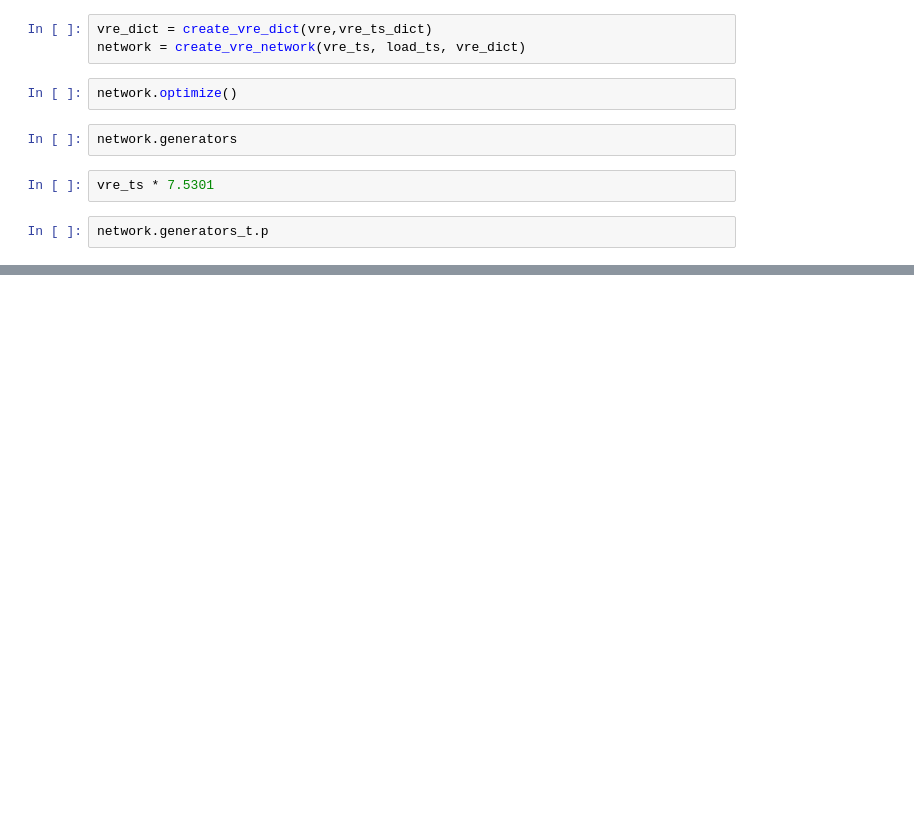
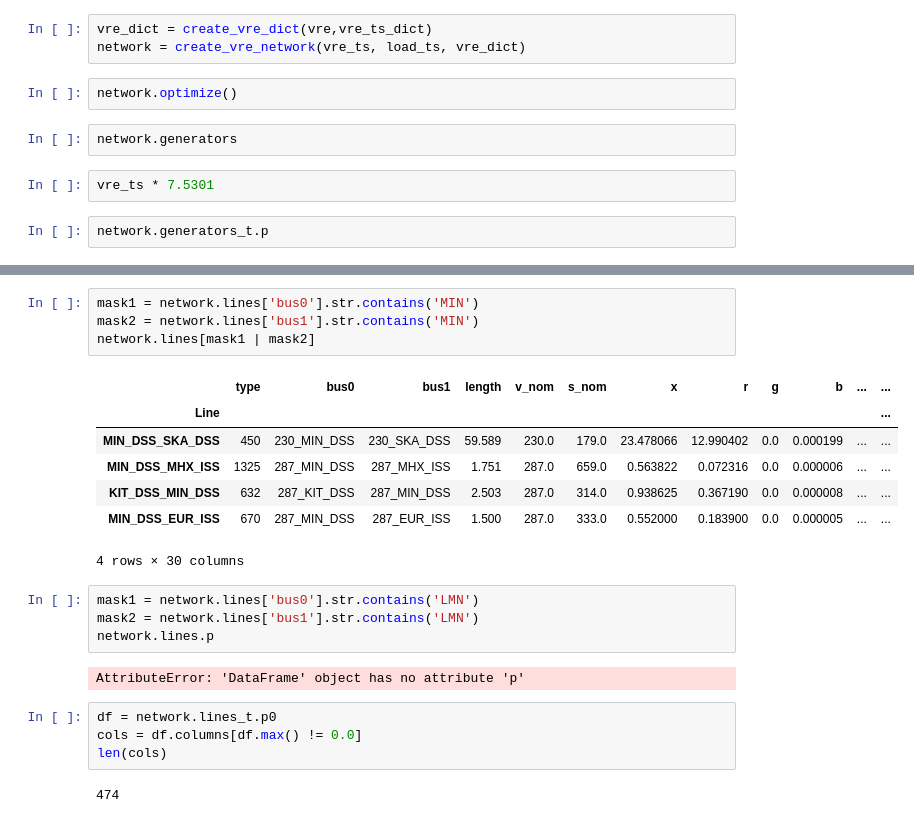
Before and after one commit to DeltaE/PyPSA_BC, a Jupyter notebook: notebooks/playground.ipynb, the cells around one changed output, grey strips where cells are left out. Saved outputs shown, nothing was run; the diff lists cells and outputs as text; blank space fills up the shorter version.

```diff
--- a/notebooks/playground.ipynb
+++ b/notebooks/playground.ipynb
@@ -529,0 +757,24 @@ temp[temp.index == "BC_ALH_GSS"].iloc[0]['component_id']
+# %%
+mask1 = network.lines['bus0'].str.contains('MIN')
+mask2 = network.lines['bus1'].str.contains('MIN')
+network.lines[mask1 | mask2]
+# %% [output]
+|  | type | bus0 | bus1 | length | v_nom | s_nom | x | r | g | b | ... | ... |
+| Line |  |  |  |  |  |  |  |  |  |  |  | ... |
+| MIN_DSS_SKA_DSS | 450 | 230_MIN_DSS | 230_SKA_DSS | 59.589 | 230.0 | 179.0 | 23.478066 | 12.990402 | 0.0 | 0.000199 | ... | ... |
+| MIN_DSS_MHX_ISS | 1325 | 287_MIN_DSS | 287_MHX_ISS | 1.751 | 287.0 | 659.0 | 0.563822 | 0.072316 | 0.0 | 0.000006 | ... | ... |
+| KIT_DSS_MIN_DSS | 632 | 287_KIT_DSS | 287_MIN_DSS | 2.503 | 287.0 | 314.0 | 0.938625 | 0.367190 | 0.0 | 0.000008 | ... | ... |
+| MIN_DSS_EUR_ISS | 670 | 287_MIN_DSS | 287_EUR_ISS | 1.500 | 287.0 | 333.0 | 0.552000 | 0.183900 | 0.0 | 0.000005 | ... | ... |
+4 rows × 30 columns
+# %%
+mask1 = network.lines['bus0'].str.contains('LMN')
+mask2 = network.lines['bus1'].str.contains('LMN')
+network.lines.p
+# %% [output]
+AttributeError: 'DataFrame' object has no attribute 'p'
+# %%
+df = network.lines_t.p0
+cols = df.columns[df.max() != 0.0]
+len(cols)
+# %% [output]
+474
```
Also changed, not shown: parts of 26 cells of this notebook, 8 other files.
